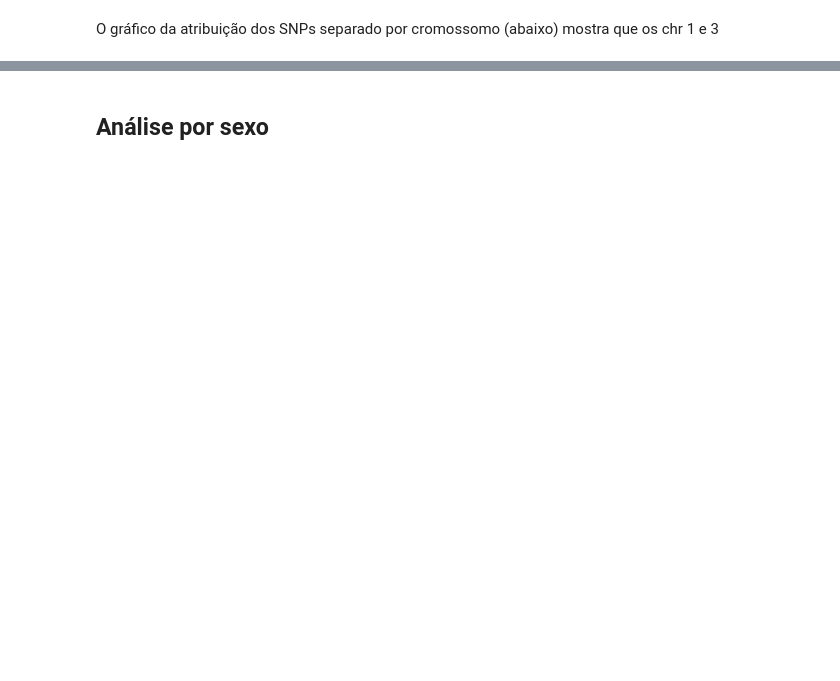
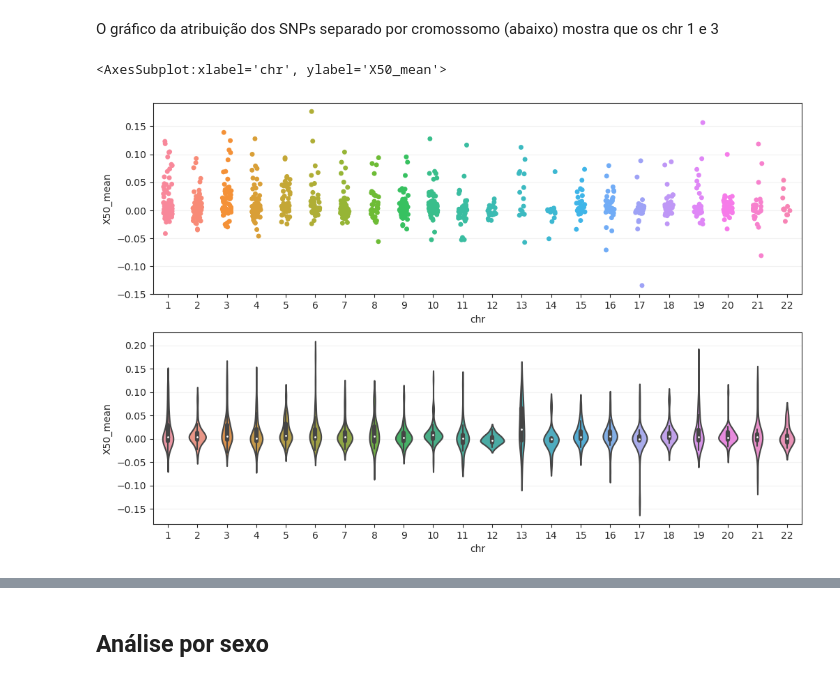
Before and after one commit to zgcarvalho/diabnet, a Jupyter notebook: notebooks/explain-ensemble-models.ipynb, the cells around one changed output, grey strips where cells are left out. Saved outputs shown, nothing was run; the diff lists cells and outputs as text; code cells hidden in the pictures; blank space fills up the shorter version.

```diff
--- a/notebooks/explain-ensemble-models.ipynb
+++ b/notebooks/explain-ensemble-models.ipynb
@@ -21,5 +21,5 @@ sns.set_style("ticks",{'axes.grid': True,'grid.color': '.95', 'grid.linestyle':
 # %% [output]
 [figure]
 # %%
-ensemble = Ensemble('../diabnet/models/model-6-soft-label-age-positives-1000-dropout0-bn-decay-flood-hyperopt-batch256-adamw-lc1-20200914')
+ensemble = Ensemble('../diabnet/models/model-4-soft-label-age-positives-500-dropout0-bn-decay-flood-hyperopt-ax-batch256-adamw-lc2-20201001')
 # %% [output]
@@ -77,7 +77,7 @@ sex = 'X' # 'X' significa qualquer sexo
 # %% [markdown]
 Não há um consenso se a análise de importância das características (feature importance) deve ser feita com os dados de teste ou treinamento. Nós testamos os dois...
 # %%
-# feat_imp_train = feat_importance(e_train, 50, 'X', samples_per_model=1)
+feat_imp_train = feat_importance(e_train, 50, 'X', samples_per_model=1)
 # %%
 feat_imp_test = feat_importance(e_test, 50, 'X', samples_per_model=1)
 # %% [markdown]
@@ -119,9 +167,12 @@ feat_imp_train
 # %% [markdown]
 O gráfico da atribuição dos SNPs separado por cromossomo (abaixo) mostra que os chr 1 e 3
 # %%
-fig = plt.figure(figsize=(12,8))
+fig = plt.figure(figsize=(12,8), dpi=100)
 plt.subplot(211)
 sns.stripplot(x="chr", y="X50_mean", data=feat_imp_train, jitter=0.15)
 plt.subplot(212)
 sns.violinplot(x="chr", y="X50_mean", data=feat_imp_train, whis=np.inf)
+# %% [output]
+<AxesSubplot:xlabel='chr', ylabel='X50_mean'>
+[figure, added]
 # %%
```
Also changed, not shown: parts of 21 cells of this notebook, 12 other files.
